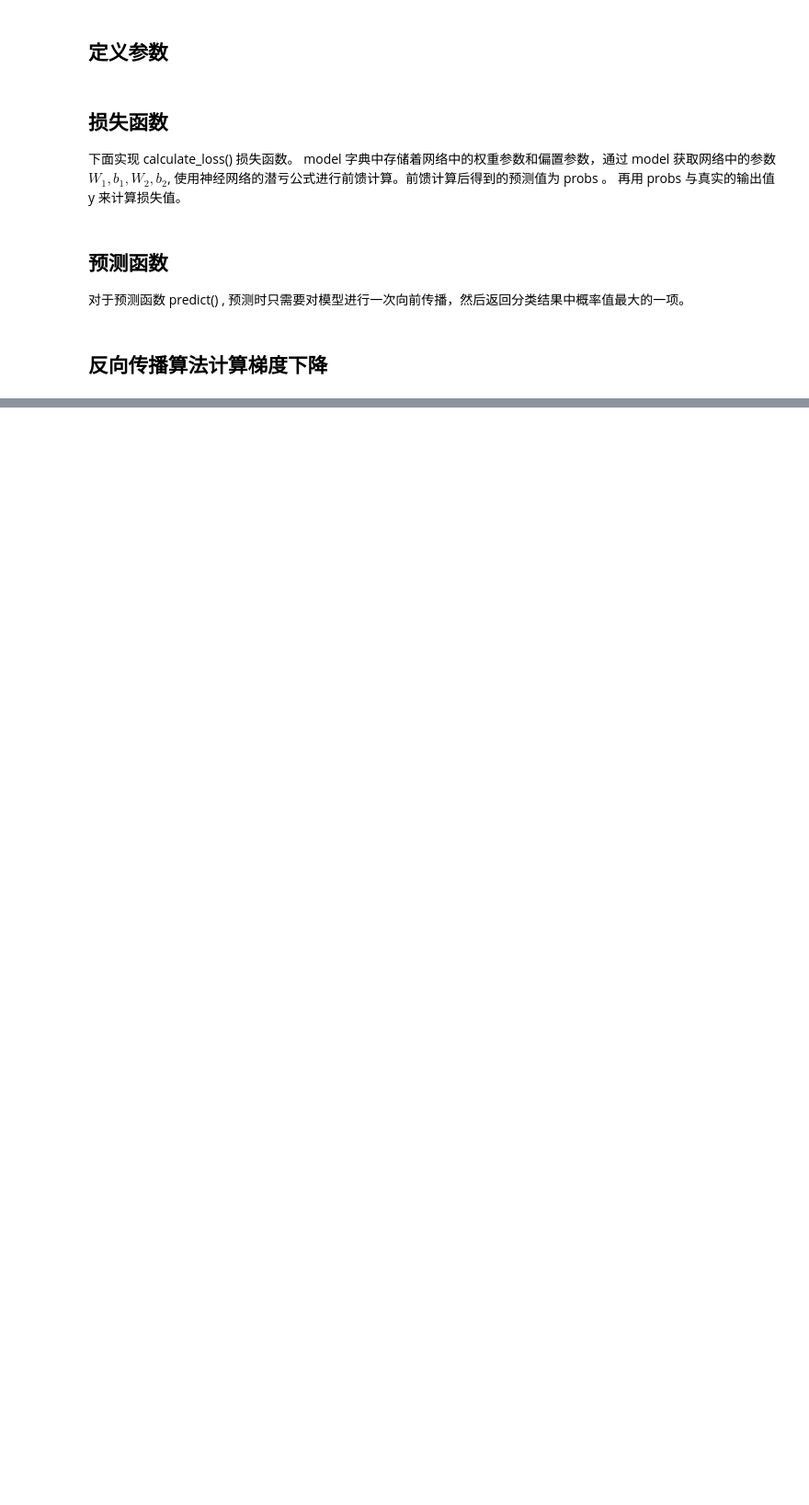
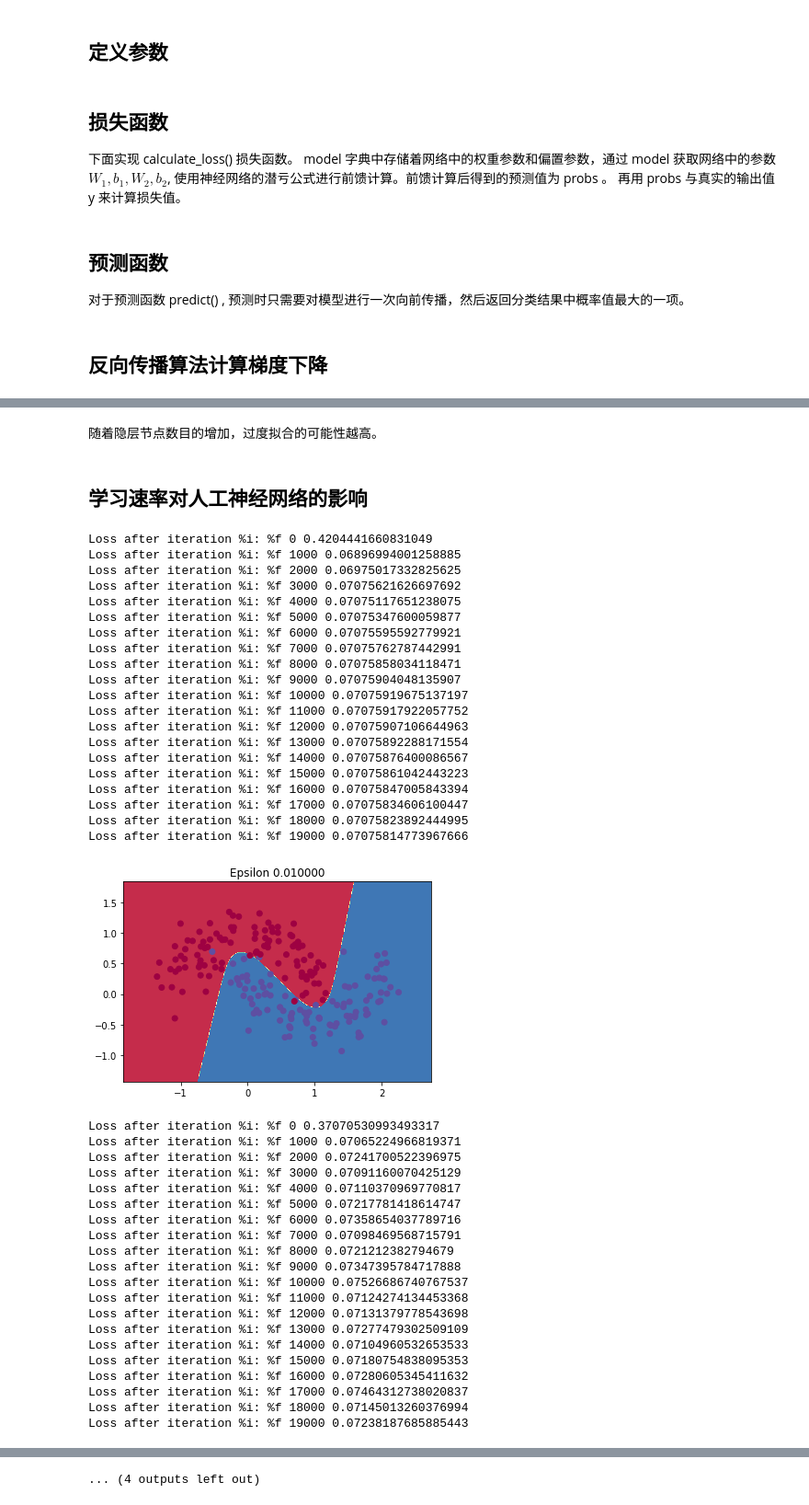
Before and after one commit to wangzhankun/python-learn, a Jupyter notebook: The principle and pratice of deep learning/back_propagation反向传播算法/梯度下降.ipynb, the cells around one changed output, grey strips where cells are left out. Shown at 92% size. Saved outputs shown, nothing was run; the diff lists cells and outputs as text; code cells hidden in the pictures; blank space fills up the shorter version.

```diff
--- a/The principle and pratice of deep learning/back_propagation反向传播算法/梯度下降.ipynb
+++ b/The principle and pratice of deep learning/back_propagation反向传播算法/梯度下降.ipynb
@@ -46,0 +326,55 @@ reg_lambda = 0.01 # 正则化强度
+# %% [markdown]
+随着隐层节点数目的增加，过度拟合的可能性越高。
+# %% [markdown]
+## 学习速率对人工神经网络的影响
+# %%
+# 不同学习速率对人工神经网络的影响
+epsilon = 0.01 # 梯度下降的学习率
+epsilons = [0.01, 0.02, 0.03, 0.1, 0.2, 0.3, 0.5, 1]
+for i in epsilons:
+    epsilon = i
+    plt.title("Epsilon %f" % epsilon)
+    model = ANN_model(X, y, nn_hdim = 3)
+    plot_decision_boundary(lambda x: predict(model, x), X, y)
+# %% [output]
+Loss after iteration %i: %f 0 0.4204441660831049
+Loss after iteration %i: %f 1000 0.06896994001258885
+Loss after iteration %i: %f 2000 0.06975017332825625
+Loss after iteration %i: %f 3000 0.07075621626697692
+Loss after iteration %i: %f 4000 0.07075117651238075
+Loss after iteration %i: %f 5000 0.07075347600059877
+Loss after iteration %i: %f 6000 0.07075595592779921
+Loss after iteration %i: %f 7000 0.07075762787442991
+Loss after iteration %i: %f 8000 0.07075858034118471
+Loss after iteration %i: %f 9000 0.07075904048135907
+Loss after iteration %i: %f 10000 0.07075919675137197
+Loss after iteration %i: %f 11000 0.07075917922057752
+Loss after iteration %i: %f 12000 0.07075907106644963
+Loss after iteration %i: %f 13000 0.07075892288171554
+Loss after iteration %i: %f 14000 0.07075876400086567
+Loss after iteration %i: %f 15000 0.07075861042443223
+Loss after iteration %i: %f 16000 0.07075847005843394
+Loss after iteration %i: %f 17000 0.07075834606100447
+Loss after iteration %i: %f 18000 0.07075823892444995
+Loss after iteration %i: %f 19000 0.07075814773967666
+[figure, added]
+Loss after iteration %i: %f 0 0.37070530993493317
+Loss after iteration %i: %f 1000 0.07065224966819371
+Loss after iteration %i: %f 2000 0.07241700522396975
+Loss after iteration %i: %f 3000 0.07091160070425129
+Loss after iteration %i: %f 4000 0.07110370969770817
+Loss after iteration %i: %f 5000 0.07217781418614747
+Loss after iteration %i: %f 6000 0.07358654037789716
+Loss after iteration %i: %f 7000 0.07098469568715791
+Loss after iteration %i: %f 8000 0.0721212382794679
+Loss after iteration %i: %f 9000 0.07347395784717888
+Loss after iteration %i: %f 10000 0.07526686740767537
+Loss after iteration %i: %f 11000 0.07124274134453368
+Loss after iteration %i: %f 12000 0.07131379778543698
+Loss after iteration %i: %f 13000 0.07277479302509109
+Loss after iteration %i: %f 14000 0.07104960532653533
+Loss after iteration %i: %f 15000 0.07180754838095353
+Loss after iteration %i: %f 16000 0.07280605345411632
+Loss after iteration %i: %f 17000 0.07464312738020837
+Loss after iteration %i: %f 18000 0.07145013260376994
+Loss after iteration %i: %f 19000 0.07238187685885443
@@ -46,0 +466 @@ reg_lambda = 0.01 # 正则化强度
+... (4 outputs left out)
```
Also changed, not shown: parts of 14 cells of this notebook, 1 other file.
